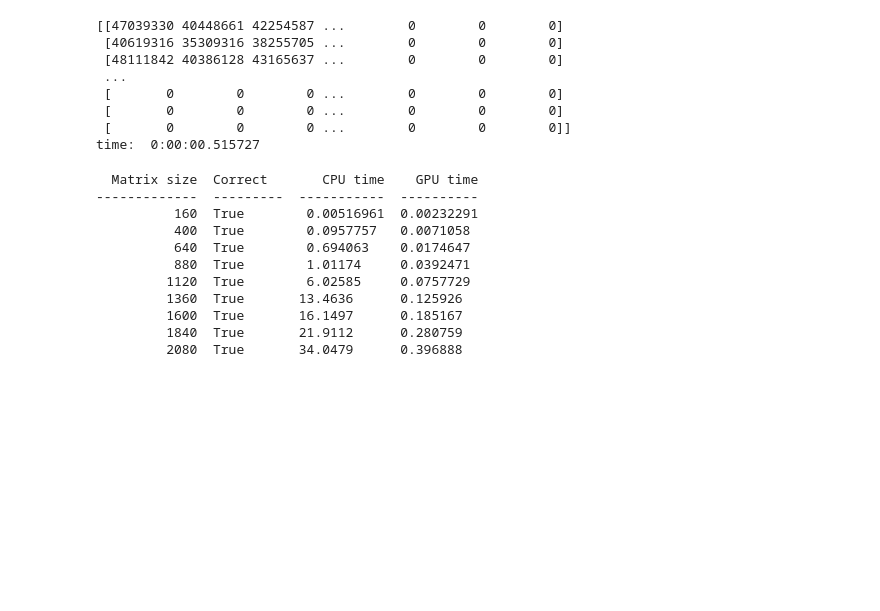
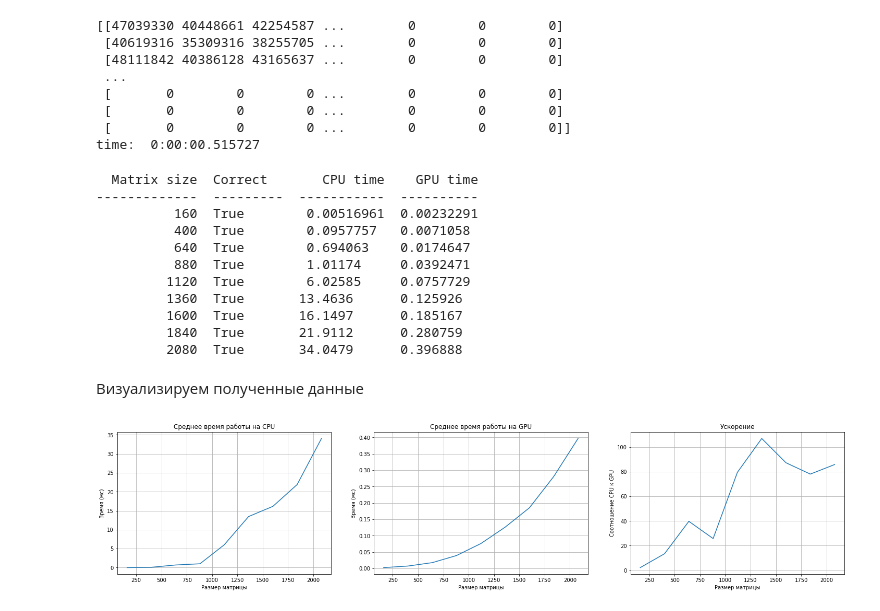
Before and after one commit to Small-Fiend/CUDA_Laboratory, a Jupyter notebook: MatMult/Matrix_Mult.ipynb, the cells around one changed output. Drawn from its saved outputs; the diff is of its cells as text; code cells hidden in the pictures; blank space fills up the shorter version.

```diff
--- a/MatMult/Matrix_Mult.ipynb
+++ b/MatMult/Matrix_Mult.ipynb
@@ -252,3 +252,31 @@ print(tabulate(result_list, headers=['Matrix size', 'Correct', 'CPU time', 'GPU
          1600  True       16.1497      0.185167
          1840  True       21.9112      0.280759
          2080  True       34.0479      0.396888
+# %% [markdown]
+Визуализируем полученные данные
+# %%
+result_matr = np.array(result_list)
+plt.figure(figsize=(25, 5))
+
+plt.subplot(1, 3, 1)
+plt.title('Среднее время работы на CPU')
+plt.plot(result_matr[:, 0], result_matr[:, 2])
+plt.xlabel('Размер матрицы')
+plt.ylabel('Время (мс)')
+plt.grid()
+
+plt.subplot(1, 3, 2)
+plt.title('Среднее время работы на GPU')
+plt.plot(result_matr[:, 0], result_matr[:, 3])
+plt.xlabel('Размер матрицы')
+plt.ylabel('Время (мс)')
+plt.grid()
+
+plt.subplot(1, 3, 3)
+plt.title('Ускорение')
+plt.plot(result_matr[:, 0], (result_matr[:, 2]/result_matr[:, 3]))
+plt.xlabel('Размер матрицы')
+plt.ylabel('Соотношение CPU к GPU')
+plt.grid()
+# %% [output]
+[figure, added]
```
